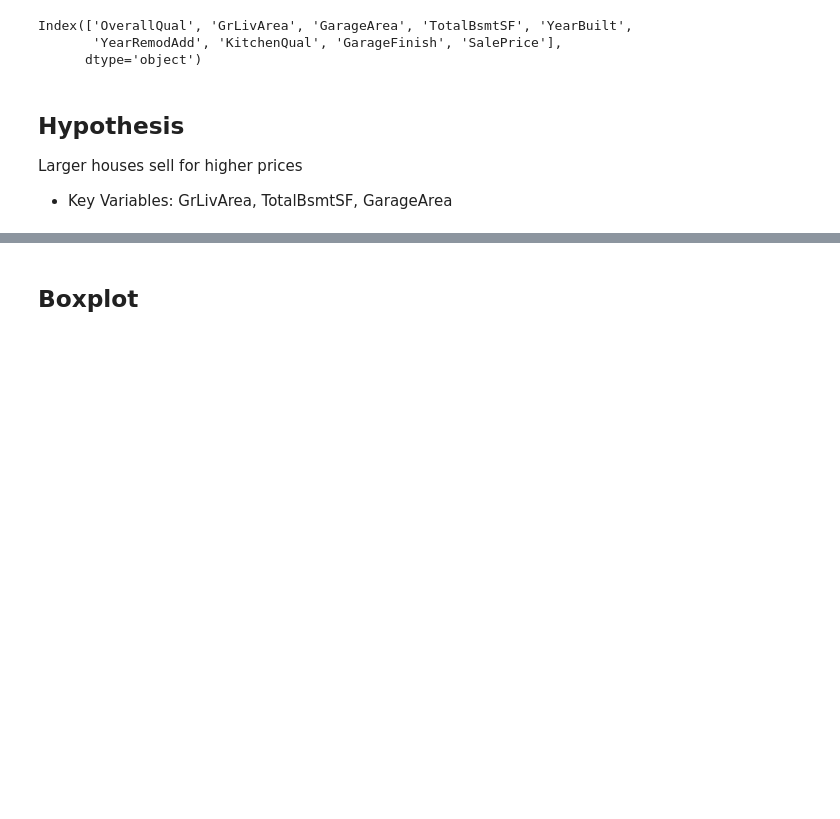
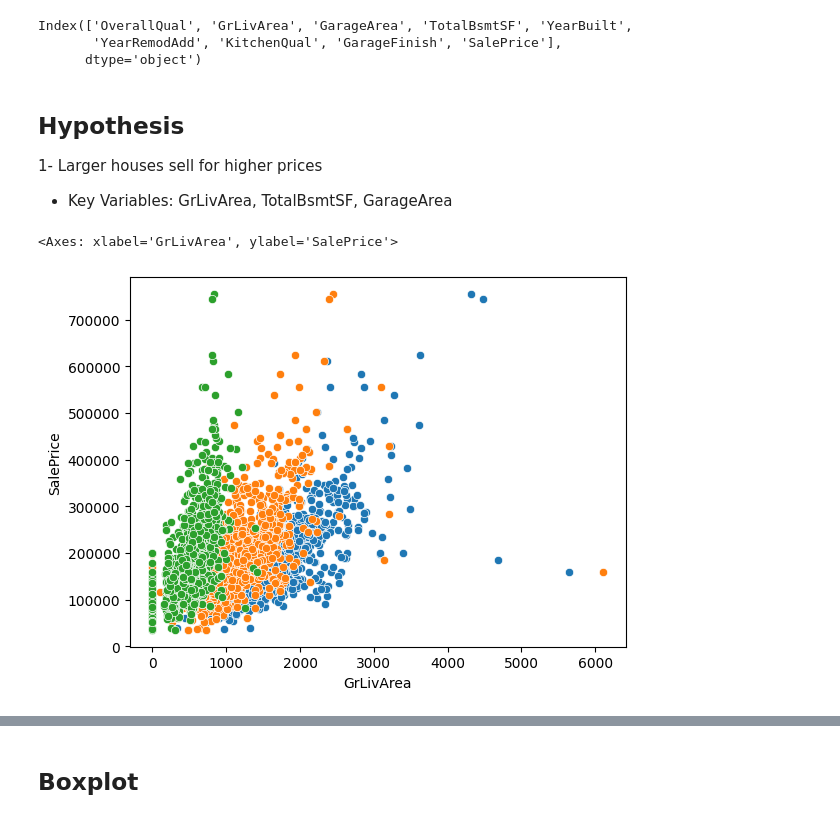
Before and after one commit to Naviid24/pp5-house-price-prediction, a Jupyter notebook: notebooks/data_collection_and_exploration.ipynb, the cells around one changed output, grey strips where cells are left out. Cells and saved outputs as stored; diff of their text form; code cells hidden in the pictures; blank space fills up the shorter version.

Commit message:
Add Hypothesis to collection data notebook and visualise them

```diff
--- a/notebooks/data_collection_and_exploration.ipynb
+++ b/notebooks/data_collection_and_exploration.ipynb
@@ -508,9 +507,12 @@ Index(['OverallQual', 'GrLivArea', 'GarageArea', 'TotalBsmtSF', 'YearBuilt',
       dtype='object')
 # %% [markdown]
 ## Hypothesis
-Larger houses sell for higher prices
+1- Larger houses sell for higher prices
   - Key Variables: GrLivArea, TotalBsmtSF, GarageArea
 # %%
-sns.scatterplot(data=data, x='GrLivArea', y='SalePrice')
-sns.scatterplot(data=data, x='TotalBsmtSF', y='SalePrice')
-sns.scatterplot(data=data, x='GarageArea', y='SalePrice')
+sns.scatterplot(data=cleaned_corr_data, x='GrLivArea', y='SalePrice')
+sns.scatterplot(data=cleaned_corr_data, x='TotalBsmtSF', y='SalePrice')
+sns.scatterplot(data=cleaned_corr_data, x='GarageArea', y='SalePrice')
+# %% [output]
+<Axes: xlabel='GrLivArea', ylabel='SalePrice'>
+[figure, added]
```
Also changed, not shown: parts of 10 cells of this notebook.
